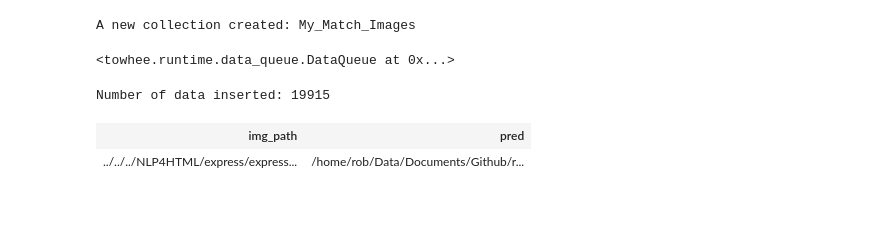
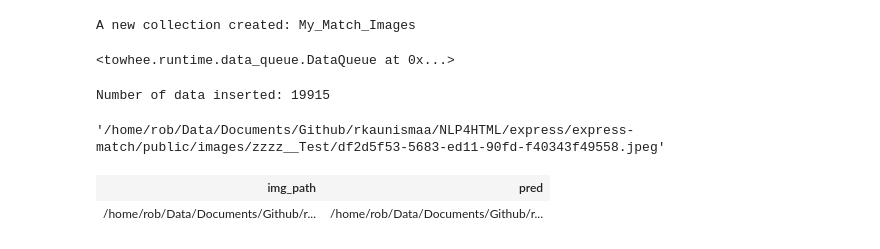
Before and after one commit to rkaunismaa/LLaMa2_PlayGround, a Jupyter notebook: LangChain/milvus/MyMatch_Image_Search.ipynb, the cells around one changed output. Cells and saved outputs as stored; diff of their text form; code cells hidden in the pictures; blank space fills up the shorter version.

Commit message:
image search

```diff
--- a/LangChain/milvus/MyMatch_Image_Search.ipynb
+++ b/LangChain/milvus/MyMatch_Image_Search.ipynb
@@ -100,7 +100,7 @@ dfMyMatchImages.to_csv(my_match_images_csv_filename)
 Next, let's create the embeddings for these images.
 # %%
 MODEL = 'resnet50'
-DEVICE = 'cuda' # if None, use default device (cuda is enabled if available)
+DEVICE = None # if None, use default device (cuda is enabled if available)
 
 # Milvus parameters
 HOST = '127.0.0.1'
@@ -231,16 +236,23 @@ p_search_pre = (
 )
 # %%
 p_search = p_search_pre.output('img_path', 'pred')
+# %%
+my_search_image
+# %% [output]
+'/home/rob/Data/Documents/Github/rkaunismaa/NLP4HTML/express/express-match/public/images/zzzz__Test/df2d5f53-5683-ed11-90fd-f40343f49558.jpeg'
+# %%
+my_search_image = 'searchImage/L-A.jpeg'
 # %%
 # Search for example query image(s)
 collection.load()
-dc = p_search('../../../NLP4HTML/express/express-match/public/images/zzzz__Test/*.jpeg')
+# dc = p_search('../../../NLP4HTML/express/express-match/public/images/zzzz__Test/*.jpeg')
+dc = p_search(my_search_image)
 
 # Display search results with image paths
 DataCollection(dc).show()
 # %% [output]
 | img_path | pred |
-| ../../../NLP4HTML/express/express... | /home/rob/Data/Documents/Github/r... |
+| /home/rob/Data/Documents/Github/r... | /home/rob/Data/Documents/Github/r... |
 # %%
 # Display search results with images, no need for implementation
 
```
Also changed, not shown: parts of 5 cells of this notebook, 2 other files.
